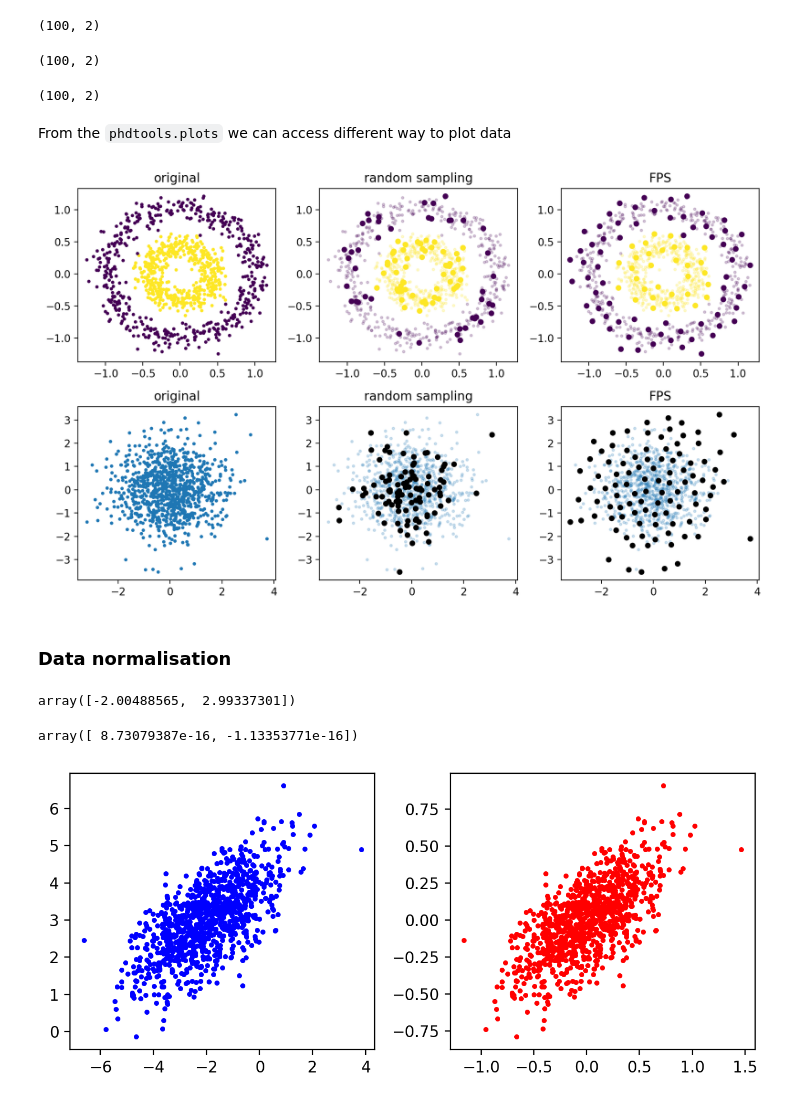
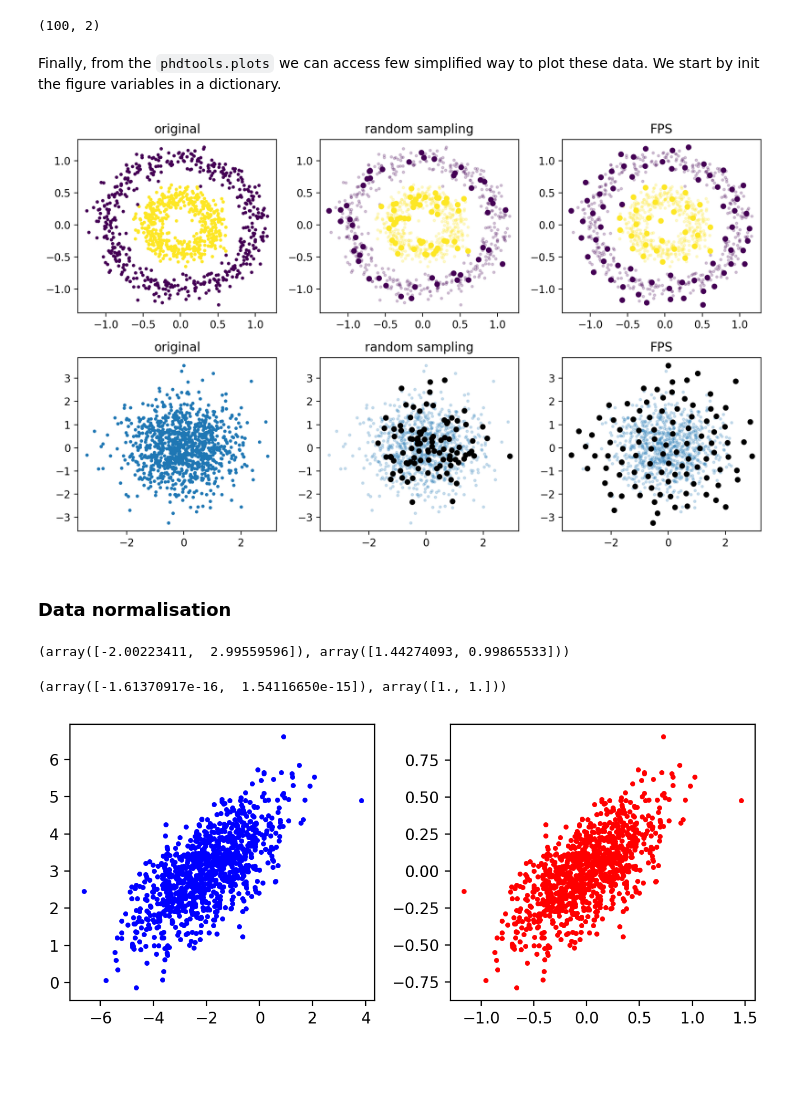
Before and after one commit to AGardinon/PHDtools, a Jupyter notebook: example/notebook/1_DataHandling_and_Plots.ipynb, the cells around one changed output. Saved outputs shown, nothing was run; the diff lists cells and outputs as text; code cells hidden in the pictures; blank space fills up the shorter version.

Commit message:
fixed a bug in the computes tools and updated the examples

```diff
--- a/example/notebook/1_DataHandling_and_Plots.ipynb
+++ b/example/notebook/1_DataHandling_and_Plots.ipynb
@@ -52,51 +78,42 @@ X_rnd.shape, y_rnd.shape
 # %%
-X2dG_rnd = computes.data.random_shuffle(X=X2dG,Y=None,n=100)
-X2dG_rnd.shape
+X2dG_fps, _ = computes.data.FPS(X=X2dG,
+                                n=100)
+X2dG_fps.shape
 # %% [output]
 (100, 2)
-# %%
-# FPS sampling
-
-X_fps, fps_ndx = computes.data.FPS(X=X, n=100)
-X_fps.shape
-# %% [output]
-(100, 2)
-# %%
-X2dG_fps, _ = computes.data.FPS(X=X2dG, n=100)
-X2dG_fps.shape
-# %% [output]
-(100, 2)
 # %% [markdown]
-From the `phdtools.plots` we can access different way to plot data
+Finally, from the `phdtools.plots` we can access few simplified way to plot these data.
+We start by init the figure variables in a dictionary.
 # %%
 # init the figure object details
 fig1_setup = dict(
-    P = 6,
+    plots = 6,
     max_col = 3,
-    fig_frame = (3.3,3),
-    res = 200
+    # these are set by default
+    # fig_frame = (3.3,3),
+    # res = 200
 )
 # %%
 fig1, ax = plots.get_axes(**fig1_setup)
 ax[0].scatter(*X.T, c=y, s=5)
 ax[1].scatter(*X.T, c=y, s=5, alpha=0.2)
 ax[1].scatter(*X_rnd.T, c=y_rnd, s=20)
 ax[2].scatter(*X.T, c=y, s=5, alpha=0.2)
 y_fps = y[fps_ndx]
 ax[2].scatter(*X_fps.T, c=y_fps, s=20)
 
 ax[3].scatter(*X2dG.T, s=5)
 ax[4].scatter(*X2dG.T, s=5, alpha=0.2)
 ax[4].scatter(*X2dG_rnd.T, c='k', s=20)
 ax[5].scatter(*X2dG.T, s=5, alpha=0.2)
 ax[5].scatter(*X2dG_fps.T, c='k', s=20)
 
 plt_titles = ['original', 'random sampling', 'FPS']
-for i in range(fig1_setup['P']):
+for i in range(fig1_setup['plots']):
     ax[i].set_title(plt_titles[i%fig1_setup['max_col']])
 
 fig1.tight_layout()
 # %% [output]
-[figure, old version]
+[figure, new version]
 # %% [markdown]
 ### Data normalisation
@@ -103,14 +122,17 @@ fig1.tight_layout()
 # %%
 # 2D gaussian not standadised
 X2dG_ns = np.random.multivariate_normal([-2,3], [[2,1],[1,1]], Np)
-np.mean(X2dG_ns, axis=0)
+X2dG_ns.mean(axis=0), X2dG_ns.std(axis=0)
 # %% [output]
-array([-2.00488565,  2.99337301])
+(array([-2.00223411,  2.99559596]), array([1.44274093, 0.99865533]))
 # %%
-X2dG_norm = computes.data.normalizeData(X=X2dG_ns)
-np.mean(X2dG_norm, axis=0)
+# X2dG_norm = computes.data.normalizeData(X=X2dG_ns)
+# np.mean(X2dG_norm, axis=0)
-# %% [output]
-array([ 8.73079387e-16, -1.13353771e-16])
+# %%
+X2dG_norm = StandardScaler().fit_transform(X=X2dG_ns)
+X2dG_norm.mean(axis=0), X2dG_norm.std(axis=0)
+# %% [output]
+(array([-1.61370917e-16,  1.54116650e-15]), array([1., 1.]))
 # %%
 fig2_setup = dict(
     P = 2,
```
Also changed, not shown: parts of 15 cells of this notebook, 3 other files.
